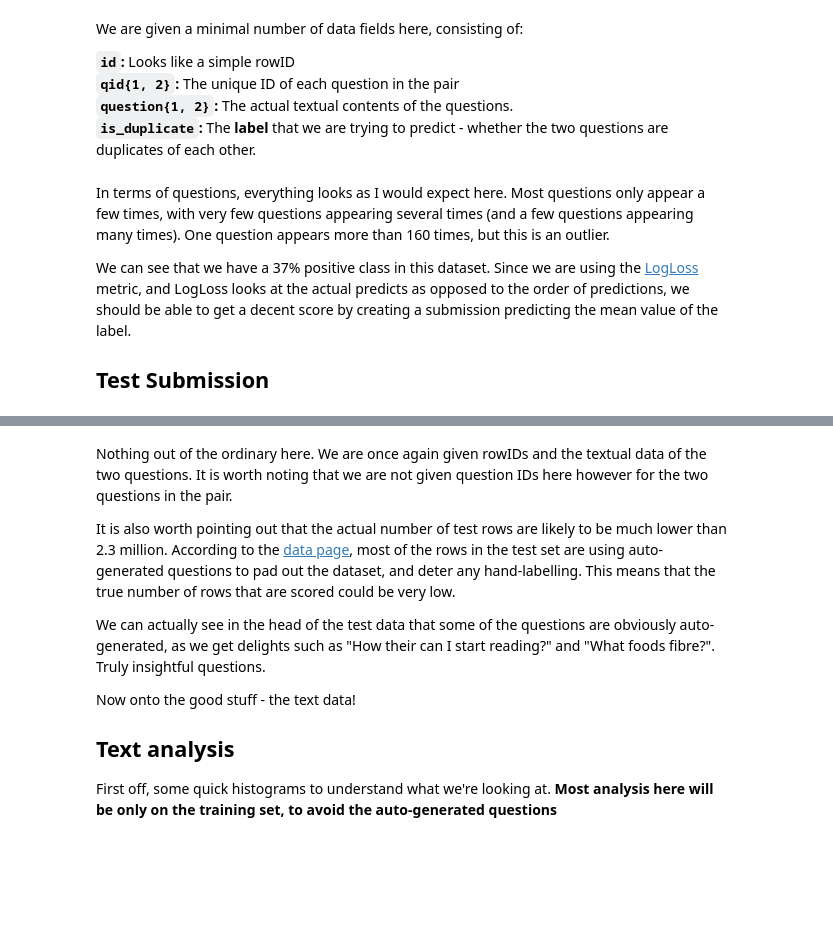
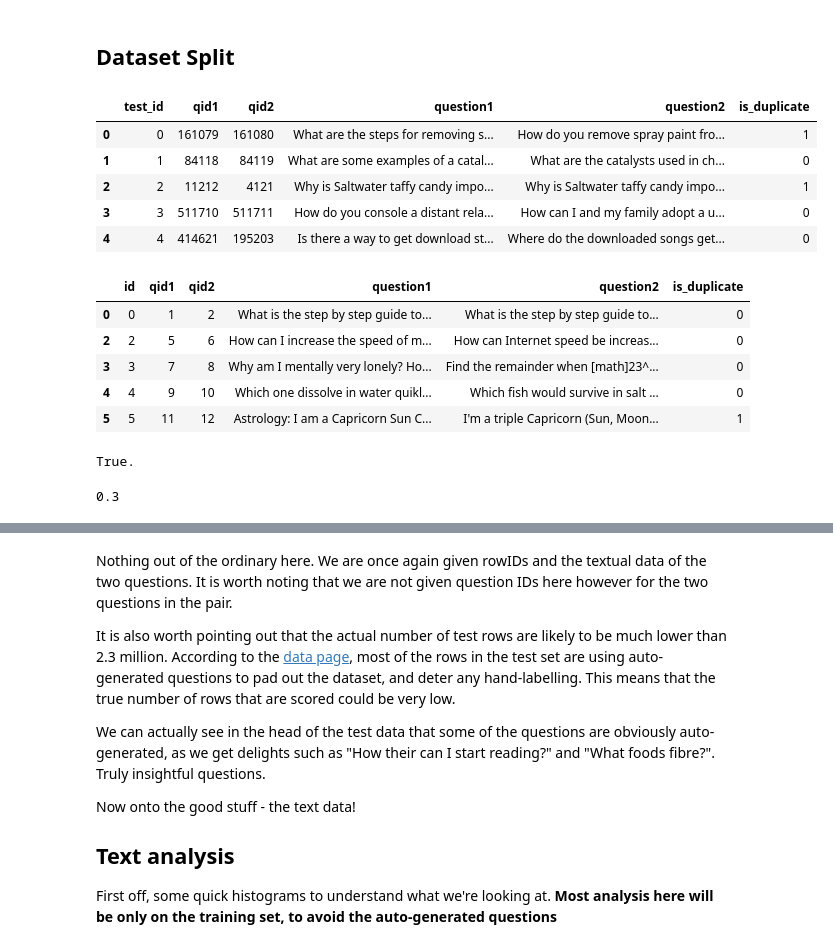
Before and after one commit to Vinnieassaulter/DataAnalytics, a Jupyter notebook: Quora-question-pair-similarity/data-analysis-xgboost-starter-0-35460-lb.ipynb, the cells around one changed output, grey strips where cells are left out. Drawn from its saved outputs; the diff is of its cells as text; code cells hidden in the pictures; blank space fills up the shorter version.

```diff
--- a/Quora-question-pair-similarity/data-analysis-xgboost-starter-0-35460-lb.ipynb
+++ b/Quora-question-pair-similarity/data-analysis-xgboost-starter-0-35460-lb.ipynb
@@ -44,13 +16,34 @@ df_train.head()
-# %% [markdown]
-We are given a minimal number of data fields here, consisting of:
-
-**`id`:** Looks like a simple rowID
-**`qid{1, 2}`:** The unique ID of each question in the pair
-**`question{1, 2}`:** The actual textual contents of the questions.
-**`is_duplicate`:** The **label** that we are trying to predict - whether the two questions are duplicates of each other.
-# %% [markdown]
-In terms of questions, everything looks as I would expect here. Most questions only appear a few times, with very few questions appearing several times (and a few questions appearing many times). One question appears more than 160 times, but this is an outlier.
-
-We can see that we have a 37% positive class in this dataset. Since we are using the [LogLoss](https://www.kaggle.com/wiki/LogarithmicLoss) metric, and LogLoss looks at the actual predicts as opposed to the order of predictions, we should be able to get a decent score by creating a submission predicting the mean value of the label.
-
-## Test Submission
+# %% [markdown]
+## Dataset Split
+# %%
+df = pd.read_csv('data/train.csv')
+df_test = df.sample(frac=0.3)
+df_train = df[~df.index.isin(df_test.index)]
+df = df.reset_index()
+df_test = df_test.reset_index()
+df_test = df_test.drop(['index','id'],axis=1)
+df_test.insert(0,'test_id',df_test.index)
+df_test.head(5)
+# %% [output]
+|  | test_id | qid1 | qid2 | question1 | question2 | is_duplicate |
+| 0 | 0 | 161079 | 161080 | What are the steps for removing s... | How do you remove spray paint fro... | 1 |
+| 1 | 1 | 84118 | 84119 | What are some examples of a catal... | What are the catalysts used in ch... | 0 |
+| 2 | 2 | 11212 | 4121 | Why is Saltwater taffy candy impo... | Why is Saltwater taffy candy impo... | 1 |
+| 3 | 3 | 511710 | 511711 | How do you console a distant rela... | How can I and my family adopt a u... | 0 |
+| 4 | 4 | 414621 | 195203 | Is there a way to get download st... | Where do the downloaded songs get... | 0 |
+# %%
+df_train.head(5)
+# %% [output]
+|  | id | qid1 | qid2 | question1 | question2 | is_duplicate |
+| 0 | 0 | 1 | 2 | What is the step by step guide to... | What is the step by step guide to... | 0 |
+| 2 | 2 | 5 | 6 | How can I increase the speed of m... | How can Internet speed be increas... | 0 |
+| 3 | 3 | 7 | 8 | Why am I mentally very lonely? Ho... | Find the remainder when [math]23^... | 0 |
+| 4 | 4 | 9 | 10 | Which one dissolve in water quikl... | Which fish would survive in salt ... | 0 |
+| 5 | 5 | 11 | 12 | Astrology: I am a Capricorn Sun C... | I'm a triple Capricorn (Sun, Moon... | 1 |
+# %%
+if len(df) == len(df_test)+len(df_train):
+    print('True.')
+len(df_test)/len(df)
+# %% [output]
+True.
+0.3
```
Also changed, not shown: parts of 21 cells of this notebook.
